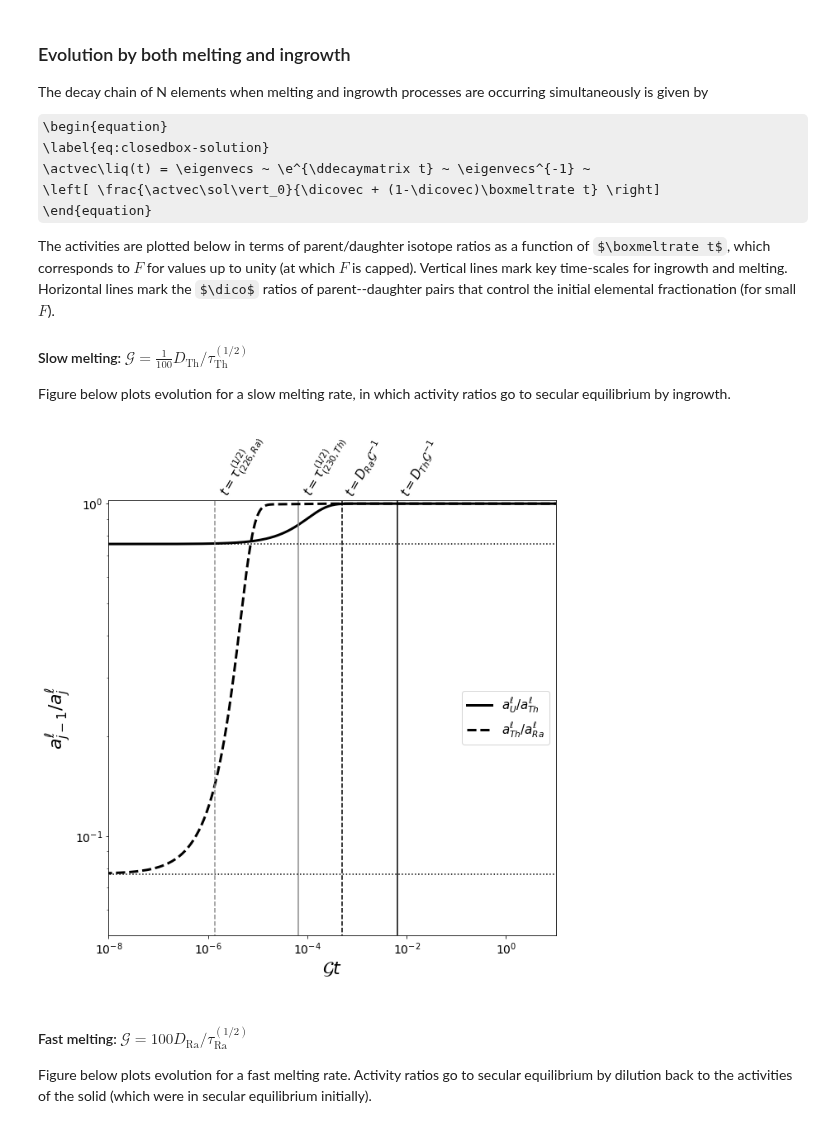
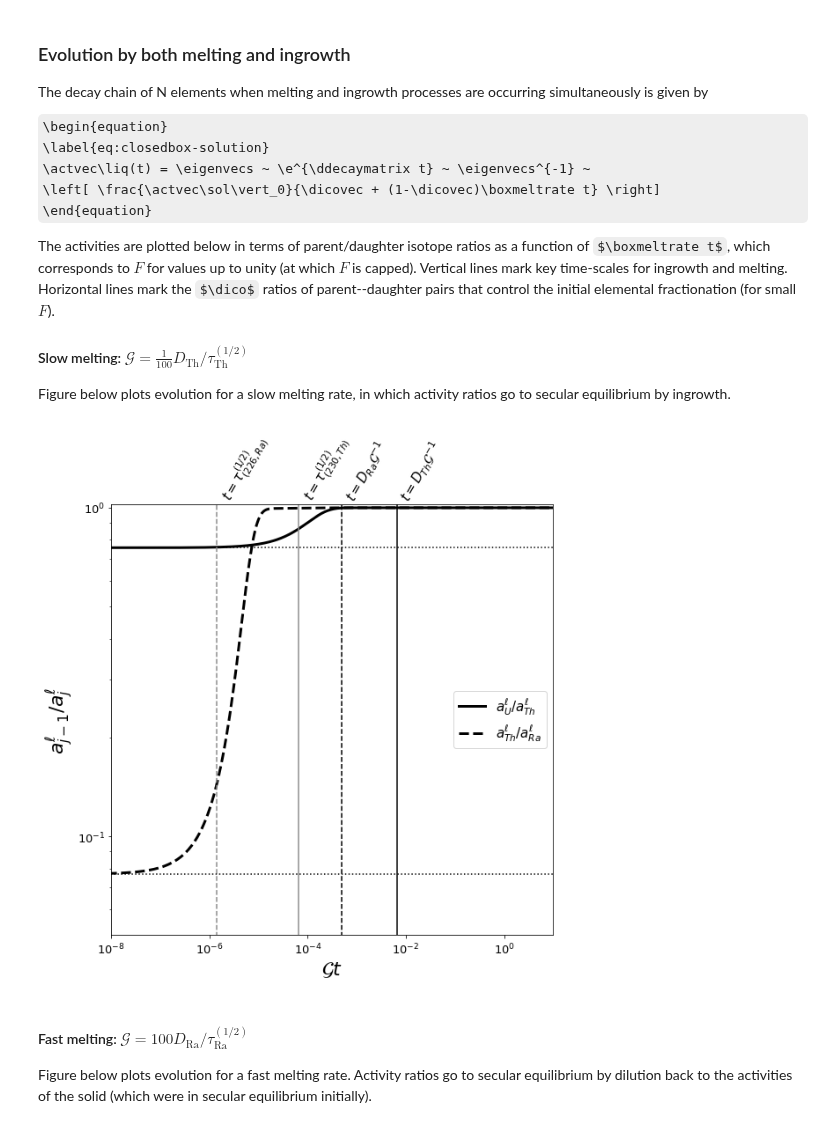
Before and after one commit to FoaLab/partially-molten-rock-PUP, a Jupyter notebook: content/ch09.ipynb, the cells around one changed output. Drawn from its saved outputs; the diff is of its cells as text; code cells hidden in the pictures; some formulas as TeX source.

```diff
--- a/content/ch09.ipynb
+++ b/content/ch09.ipynb
@@ -185,11 +185,6 @@ The activities are plotted below in terms of parent/daughter isotope ratios as a
 
 Figure below plots evolution for a slow melting rate, in which activity ratios go to secular equilibrium by ingrowth.
 # %%
-f, ax = plt.subplots()
-zoom = 2.0
-f.set_size_inches(4.85 * zoom, 4.85 * zoom)
-f.set_facecolor('w')
-
 Dtag = ['',r'D_{U}',r'D_{Th}',r'D_{Ra}']
 Ttag = ['','',r'\tau^{(1/2)}_{(230,Th)}',r'\tau^{(1/2)}_{(226,Ra)}']
 
@@ -215,29 +210,34 @@ ald = np.asarray([np.dot(VeVi, as0/D) for VeVi in VeLdVi])
 al = np.asarray([np.dot(VeVi, as0/(D + (1.-D)*f)) for VeVi, f in zip(VeLdVi, F)])
 alb = np.asarray([as0/(D + (1-D)*f) for f in F])
 lines = []
-
-for i in np.arange(2, len(lambda_)):
-    lines.append(plt.loglog(t, al[:, i-1]/al[:, i], 'k', linewidth=3, linestyle=lsty[i-2])[0])
-    plt.plot([np.log(2.)/(lambda_[i]/G), np.log(2)/(lambda_[i]/G)], [1e-10, 1e10],
-             linestyle=lsty[i-2], color=[grey, grey, grey])
-    plt.plot([D[i], D[i]], [1e-10, 1e10], 'k', linestyle=lsty[i-2])
-    plt.plot([1e-10, 1e3], [D[i]/D[i-1], D[i]/D[i-1]], ':k')
-    plt.text(np.log(2.)/(lambda_[i]/G), 1.025, f'$t={Ttag[i]}$', fontsize=15, rotation=60,
-             verticalalignment='bottom', horizontalalignment='left')
-    plt.text(D[i], 1.025, f'$t={Dtag[i]}'+'\mathcal{G}^{-1}$', fontsize=15, rotation=60,
-             verticalalignment='bottom', horizontalalignment='left')
-
-ax.set_xlim(1e-8, 1e1)
-ax.set_ylim(np.power(10., -1.3), np.power(10., 0.01))
-plt.xticks((1e-8, 1e-6, 1e-4, 1e-2, 1e0), size=14)
-plt.yticks((1e-1, 1e0), size=14)
-plt.ylabel(r'$a^\ell_{j-1}/a^\ell_j$', fontsize=22)
-plt.xlabel(r'$\mathcal{G}t$', fontsize=22)
-plt.legend(handles=lines, loc='center right', fontsize=15,
-           labels=[r'$a^\ell_{U} /a^\ell_{Th}$', r'$a^\ell_{Th}/a^\ell_{Ra}$'])
-plt.show()
-# %% [output]
-[figure, removed]
+# %%
+fig, ax = plt.subplots()
+fig.set_size_inches(9.0, 9.0)
+
+for i in np.arange(2, len(lambda_)):
+    lines.append(plt.loglog(t, al[:, i-1]/al[:, i], 'k', linewidth=3, linestyle=lsty[i-2])[0])
+    ax.plot([np.log(2.)/(lambda_[i]/G), np.log(2)/(lambda_[i]/G)], [1e-10, 1e10],
+             linestyle=lsty[i-2], color=[grey, grey, grey])
+    ax.plot([D[i], D[i]], [1e-10, 1e10], 'k', linestyle=lsty[i-2])
+    ax.plot([1e-10, 1e3], [D[i]/D[i-1], D[i]/D[i-1]], ':k')
+    ax.text(np.log(2.)/(lambda_[i]/G), 1.025, f'$t={Ttag[i]}$', fontsize=15, rotation=60,
+            verticalalignment='bottom', horizontalalignment='left')
+    ax.text(D[i], 1.025, f'$t={Dtag[i]}'+'\mathcal{G}^{-1}$', fontsize=15, rotation=60,
+            verticalalignment='bottom', horizontalalignment='left')
+
+ax.set_xlim(1e-8, 1e1)
+ax.set_ylim(np.power(10., -1.3), np.power(10., 0.01))
+ax.set_xticks((1e-8, 1e-6, 1e-4, 1e-2, 1e0))
+ax.set_yticks((1e-1, 1e0))
+ax.set_ylabel(r'$a^\ell_{j-1}/a^\ell_j$', fontsize=22)
+ax.set_xlabel(r'$\mathcal{G}t$', fontsize=22)
+ax.tick_params(axis='both', which='major', labelsize=13)
+ax.legend(handles=lines, loc='center right', fontsize=15,
+           labels=[r'$a^\ell_{U} /a^\ell_{Th}$', r'$a^\ell_{Th}/a^\ell_{Ra}$'])
+
+plt.show()
+# %% [output]
+[figure, added]
 # %% [markdown]
 #### Fast melting: $\mathcal{G}=100 D_\textrm{Ra} \big/ \tau_\textrm{Ra}^{(1/2)}$
 
```
Also changed, not shown: parts of 7 cells of this notebook.
